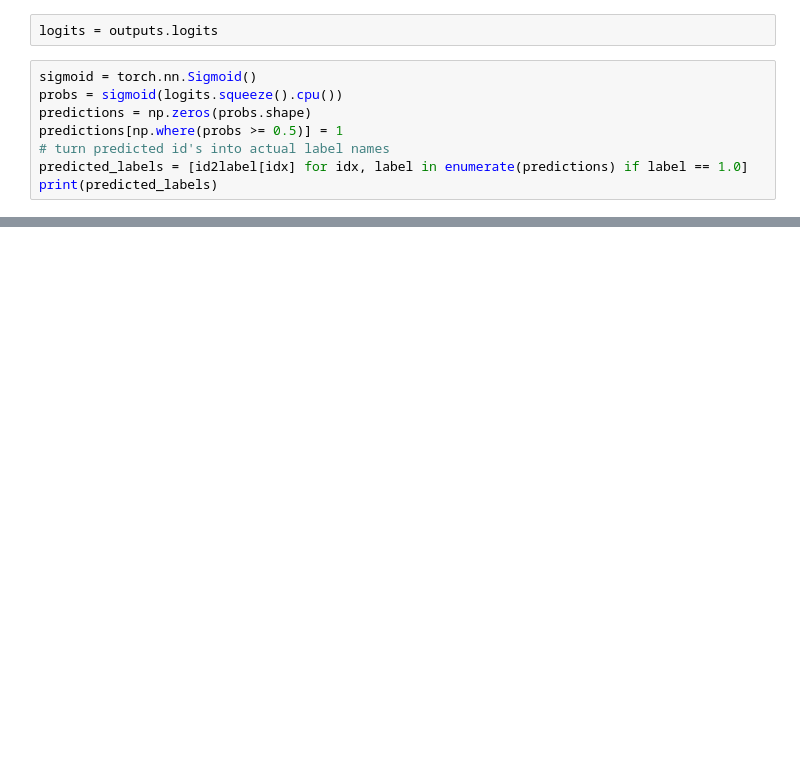
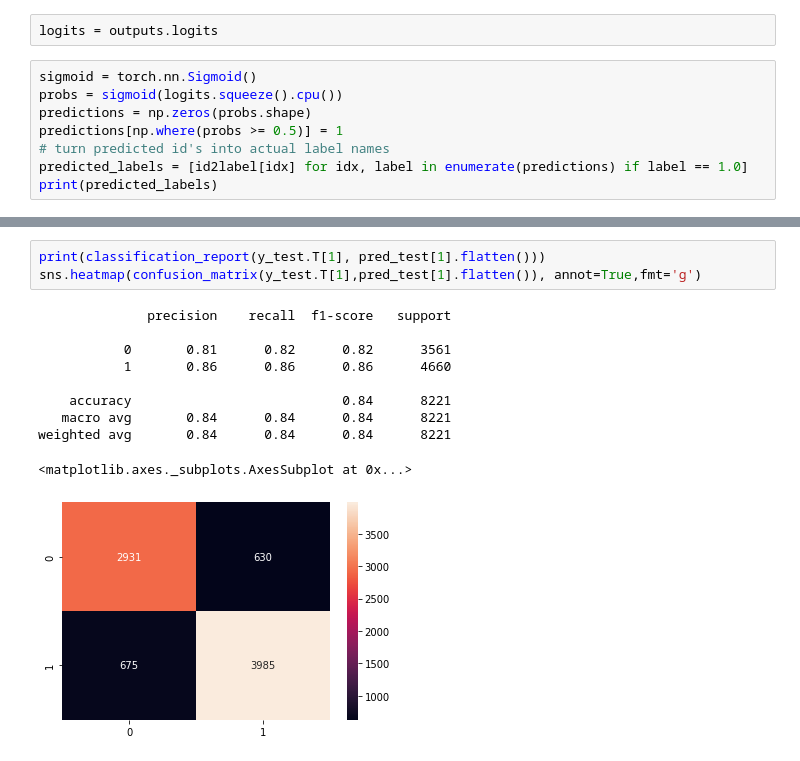
Before and after one commit to majd-alhafi/Paper-Categories-Prediction-, a Jupyter notebook: Paper_Categories_Classifiaction.ipynb, the cells around one changed output, grey strips where cells are left out. Drawn from its saved outputs; the diff is of its cells as text; blank space fills up the shorter version.

```diff
--- a/Paper_Categories_Classifiaction.ipynb
+++ b/Paper_Categories_Classifiaction.ipynb
@@ -321,0 +611,14 @@ print(predicted_labels)
+# %%
+print(classification_report(y_test.T[1], pred_test[1].flatten()))
+sns.heatmap(confusion_matrix(y_test.T[1],pred_test[1].flatten()), annot=True,fmt='g')
+# %% [output]
+              precision    recall  f1-score   support
+
+           0       0.81      0.82      0.82      3561
+           1       0.86      0.86      0.86      4660
+
+    accuracy                           0.84      8221
+   macro avg       0.84      0.84      0.84      8221
+weighted avg       0.84      0.84      0.84      8221
+<matplotlib.axes._subplots.AxesSubplot at 0x...>
+[figure, added]
```
Also changed, not shown: parts of 67 cells of this notebook.
